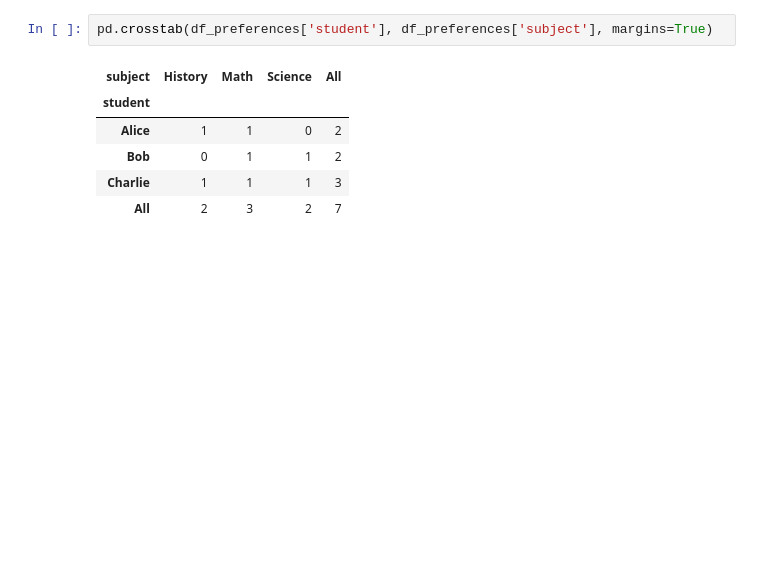
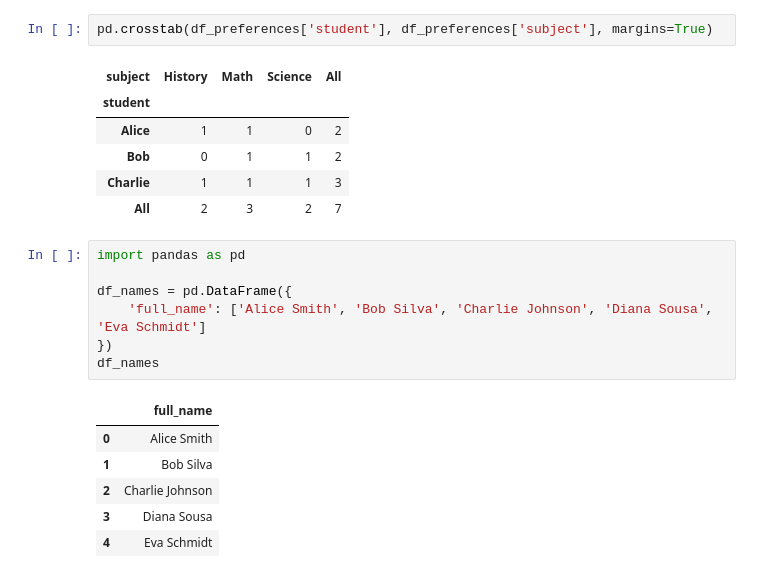
Before and after one commit to NarcisoRibeiro/Data-Analysis-Studies, a Jupyter notebook: Wes Review.ipynb, the cells around one changed output. Saved outputs shown, nothing was run; the diff lists cells and outputs as text; blank space fills up the shorter version.

```diff
--- a/Wes Review.ipynb
+++ b/Wes Review.ipynb
@@ -826,3 +826,17 @@ pd.crosstab(df_preferences['student'], df_preferences['subject'], margins=True)
 | Bob | 0 | 1 | 1 | 2 |
 | Charlie | 1 | 1 | 1 | 3 |
 | All | 2 | 3 | 2 | 7 |
+# %%
+import pandas as pd
+
+df_names = pd.DataFrame({
+    'full_name': ['Alice Smith', 'Bob Silva', 'Charlie Johnson', 'Diana Sousa', 'Eva Schmidt']
+})
+df_names
+# %% [output]
+|  | full_name |
+| 0 | Alice Smith |
+| 1 | Bob Silva |
+| 2 | Charlie Johnson |
+| 3 | Diana Sousa |
+| 4 | Eva Schmidt |
```
Also changed, not shown: parts of 3 cells of this notebook.
